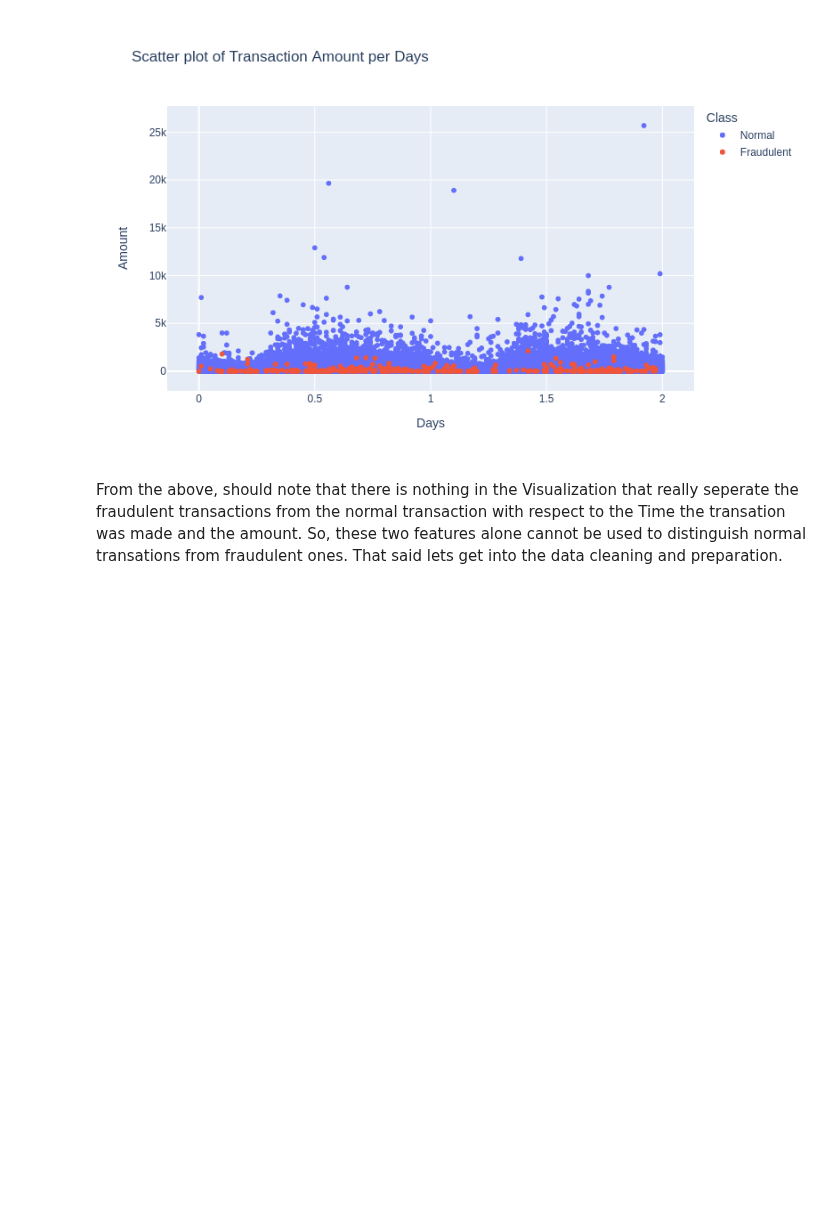
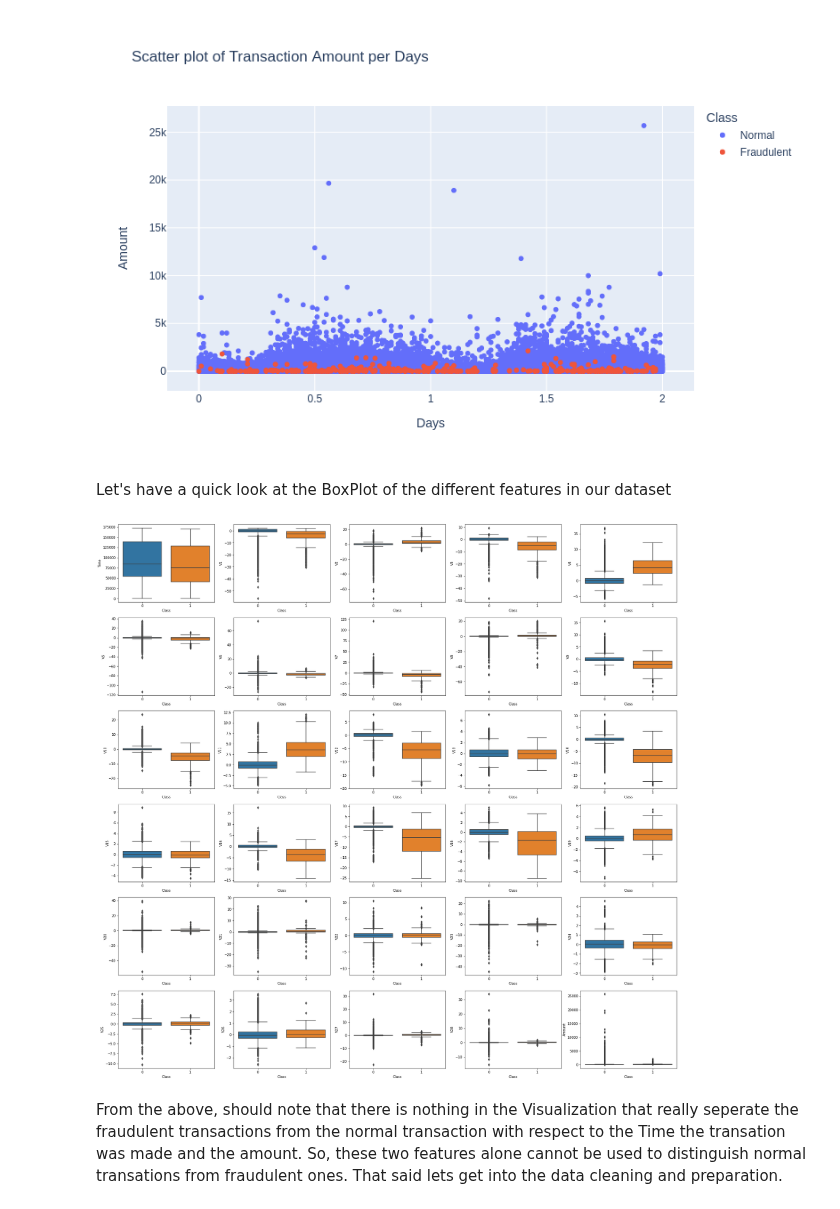
Before and after one commit to kkrusere/Credit-Card-Fraud-Anomaly-Outlier-Detection, a Jupyter notebook: Credit_Card_fraud_detection.ipynb, the cells around one changed output. Saved outputs shown, nothing was run; the diff lists cells and outputs as text; code cells hidden in the pictures; blank space fills up the shorter version.

```diff
--- a/Credit_Card_fraud_detection.ipynb
+++ b/Credit_Card_fraud_detection.ipynb
@@ -294,8 +294,8 @@ time_list = ['Seconds', 'Minutes', 'Hours', 'Days']
 #this is for creating the above histogram  charts using a the list of different time interval filters
 fig = go.Figure()
 for ele in time_list:
-  df = temp_df
-  fig.add_trace(go.Histogram(x = df[ele],name = ele,  visible = True)
+  temp_df
+  fig.add_trace(go.Histogram(x = temp_df[ele],name = ele,  visible = True)
   )
 buttons = []
 
@@ -365,6 +361,18 @@ fig = px.scatter(temp_df, x='Days', y='Amount', color='Class', title="Scatter pl
 fig.show(renderer='png', height=500, width=800)
 # %% [output]
 [figure]
+# %% [markdown]
+Let's have a quick look at the BoxPlot of the different features in our dataset
+# %%
+column_list = list(df.columns[:-1])
+
+fig = plt.figure(figsize=(30,30))
+for i in range(len(column_list)):
+  column = column_list[i]
+  sub = fig.add_subplot(6,5,i + 1)
+  sns.boxplot(x='Class', y=column, data=df)
+# %% [output]
+[figure, added]
 # %% [markdown]
 From the above, should note that there is nothing in the Visualization that really seperate the fraudulent transactions from the normal transaction with respect to the Time the transation was made and the amount. So, these two features alone cannot be used to distinguish normal transations from fraudulent ones. That said lets get into the data cleaning and preparation.
 # %% [markdown]
```
Also changed, not shown: parts of 10 cells of this notebook.
